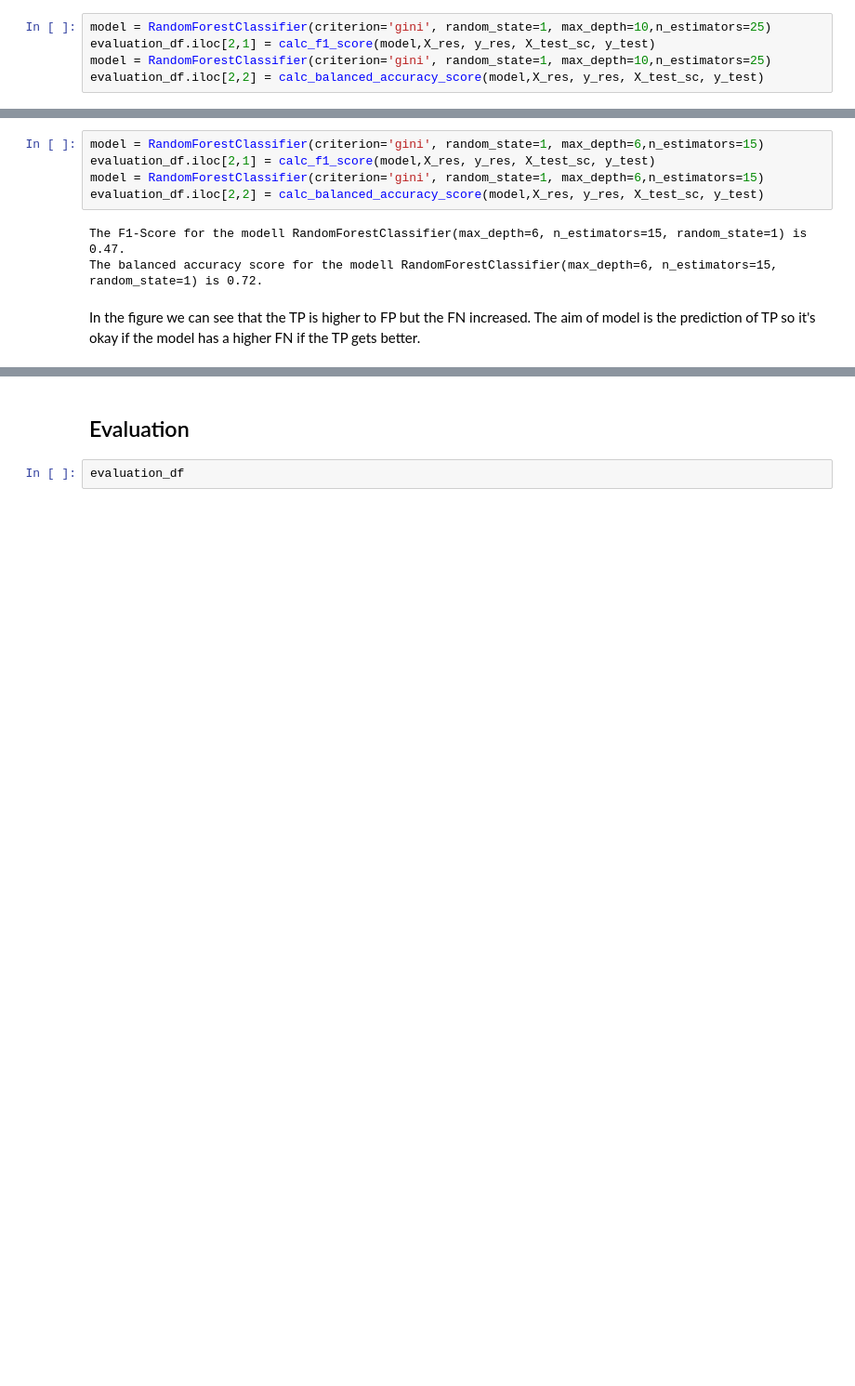
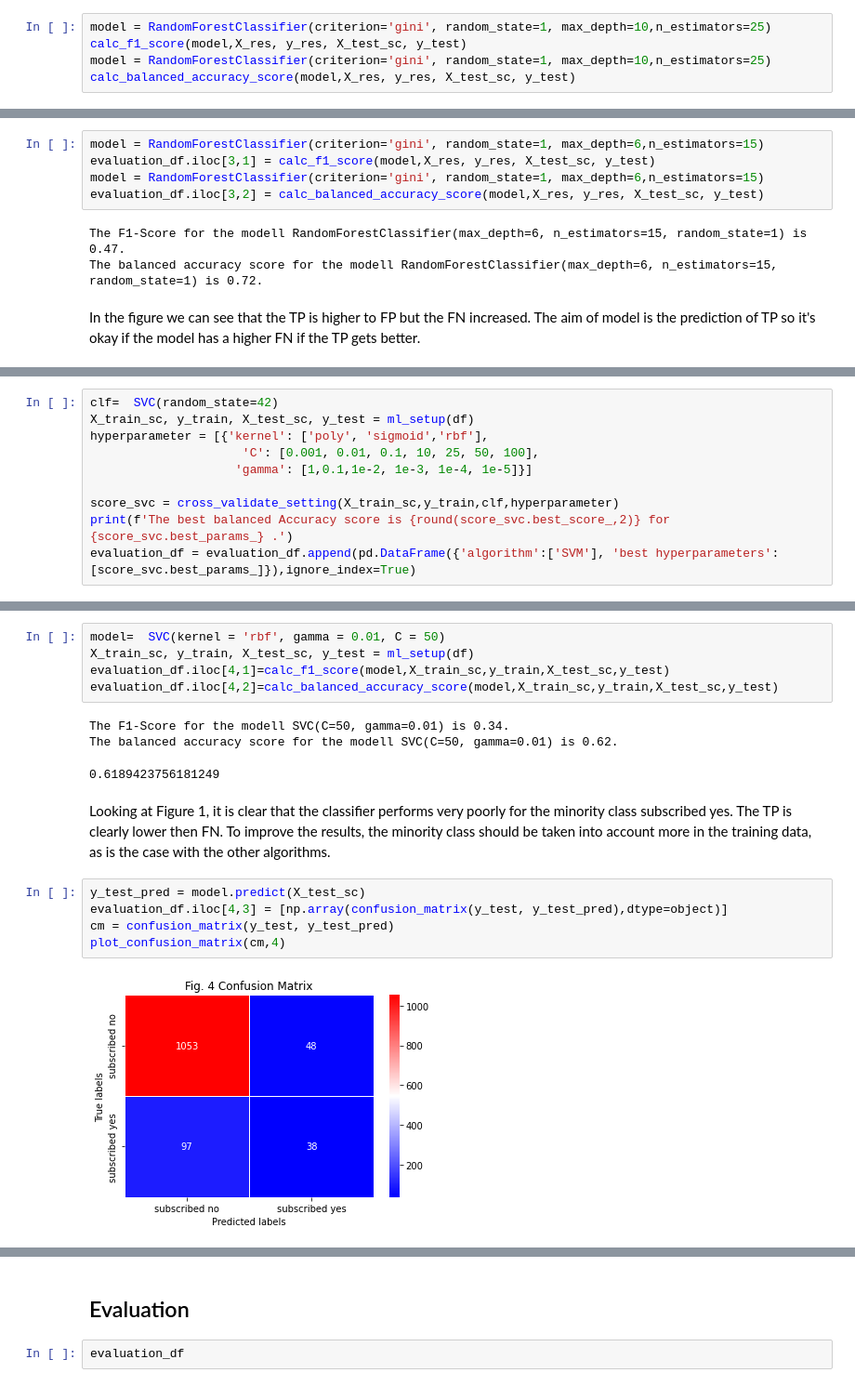
Before and after one commit to wuesten/Potfolio_2_ML, a Jupyter notebook: Exam.ipynb, the cells around one changed output, grey strips where cells are left out. Shown: that part at 93% size. Cells and saved outputs as stored; diff of their text form; blank space fills up the shorter version.

```diff
--- a/Exam.ipynb
+++ b/Exam.ipynb
@@ -662,9 +670,9 @@ The best balanced Accuracy score is 0.84 for {'max_depth': 10, 'n_estimators': 2
 The best paramters found are `max_deph` of 10 and  `n_estimators` of 25. This hyperparameters lead to balanced accuracy of 0.84 fro the trainigs data. Comparing the balanced accuracy with test result. We can see again overfitting because there is realtivly high gap between the accuracy on train and test data. But in comparison with unbalanced data the F1 score increased. To check the overfitting, the experiment is tested again in the cross-validation with fewer and low hyperparameters.
 # %%
 model = RandomForestClassifier(criterion='gini', random_state=1, max_depth=10,n_estimators=25)
-evaluation_df.iloc[2,1] = calc_f1_score(model,X_res, y_res, X_test_sc, y_test)
+calc_f1_score(model,X_res, y_res, X_test_sc, y_test)
 model = RandomForestClassifier(criterion='gini', random_state=1, max_depth=10,n_estimators=25)
-evaluation_df.iloc[2,2] = calc_balanced_accuracy_score(model,X_res, y_res, X_test_sc, y_test)
+calc_balanced_accuracy_score(model,X_res, y_res, X_test_sc, y_test)
 # %% [output]
 The F1-Score for the modell RandomForestClassifier(max_depth=10, n_estimators=25, random_state=1) is 0.46.
 The balanced accuracy score for the modell RandomForestClassifier(max_depth=10, n_estimators=25, random_state=1) is 0.71.
@@ -689,8 +697,8 @@ The best paramters found are `max_deph` of 6 and  `n_estimators` of 15. In compa
 # %%
 model = RandomForestClassifier(criterion='gini', random_state=1, max_depth=6,n_estimators=15)
-evaluation_df.iloc[2,1] = calc_f1_score(model,X_res, y_res, X_test_sc, y_test)
+evaluation_df.iloc[3,1] = calc_f1_score(model,X_res, y_res, X_test_sc, y_test)
 model = RandomForestClassifier(criterion='gini', random_state=1, max_depth=6,n_estimators=15)
-evaluation_df.iloc[2,2] = calc_balanced_accuracy_score(model,X_res, y_res, X_test_sc, y_test)
+evaluation_df.iloc[3,2] = calc_balanced_accuracy_score(model,X_res, y_res, X_test_sc, y_test)
 # %% [output]
 The F1-Score for the modell RandomForestClassifier(max_depth=6, n_estimators=15, random_state=1) is 0.47.
 The balanced accuracy score for the modell RandomForestClassifier(max_depth=6, n_estimators=15, random_state=1) is 0.72.
@@ -708,0 +720,10 @@ plot_confusion_matrix(cm,3)
+# %%
+clf=  SVC(random_state=42)
+X_train_sc, y_train, X_test_sc, y_test = ml_setup(df)
+hyperparameter = [{'kernel': ['poly', 'sigmoid','rbf'],
+                     'C': [0.001, 0.01, 0.1, 10, 25, 50, 100],
+                    'gamma': [1,0.1,1e-2, 1e-3, 1e-4, 1e-5]}]
+
+score_svc = cross_validate_setting(X_train_sc,y_train,clf,hyperparameter)
+print(f'The best balanced Accuracy score is {round(score_svc.best_score_,2)} for {score_svc.best_params_} .')
+evaluation_df = evaluation_df.append(pd.DataFrame({'algorithm':['SVM'], 'best hyperparameters':[score_svc.best_params_]}),ignore_index=True)
@@ -709 +735,19 @@ plot_confusion_matrix(cm,3)
+# %%
+model=  SVC(kernel = 'rbf', gamma = 0.01, C = 50)
+X_train_sc, y_train, X_test_sc, y_test = ml_setup(df)
+evaluation_df.iloc[4,1]=calc_f1_score(model,X_train_sc,y_train,X_test_sc,y_test)
+evaluation_df.iloc[4,2]=calc_balanced_accuracy_score(model,X_train_sc,y_train,X_test_sc,y_test)
+# %% [output]
+The F1-Score for the modell SVC(C=50, gamma=0.01) is 0.34.
+The balanced accuracy score for the modell SVC(C=50, gamma=0.01) is 0.62.
+0.6189423756181249
+# %% [markdown]
+Looking at Figure 1, it is clear that the classifier performs very poorly for the minority class subscribed yes. The TP is clearly lower then FN. To improve the results, the minority class should be taken into account more in the training data, as is the case with the other algorithms.
+# %%
+y_test_pred = model.predict(X_test_sc)
+evaluation_df.iloc[4,3] = [np.array(confusion_matrix(y_test, y_test_pred),dtype=object)]
+cm = confusion_matrix(y_test, y_test_pred)
+plot_confusion_matrix(cm,4)
+# %% [output]
+[figure, added]
 # %% [markdown]
```
Also changed, not shown: parts of 33 cells of this notebook.
